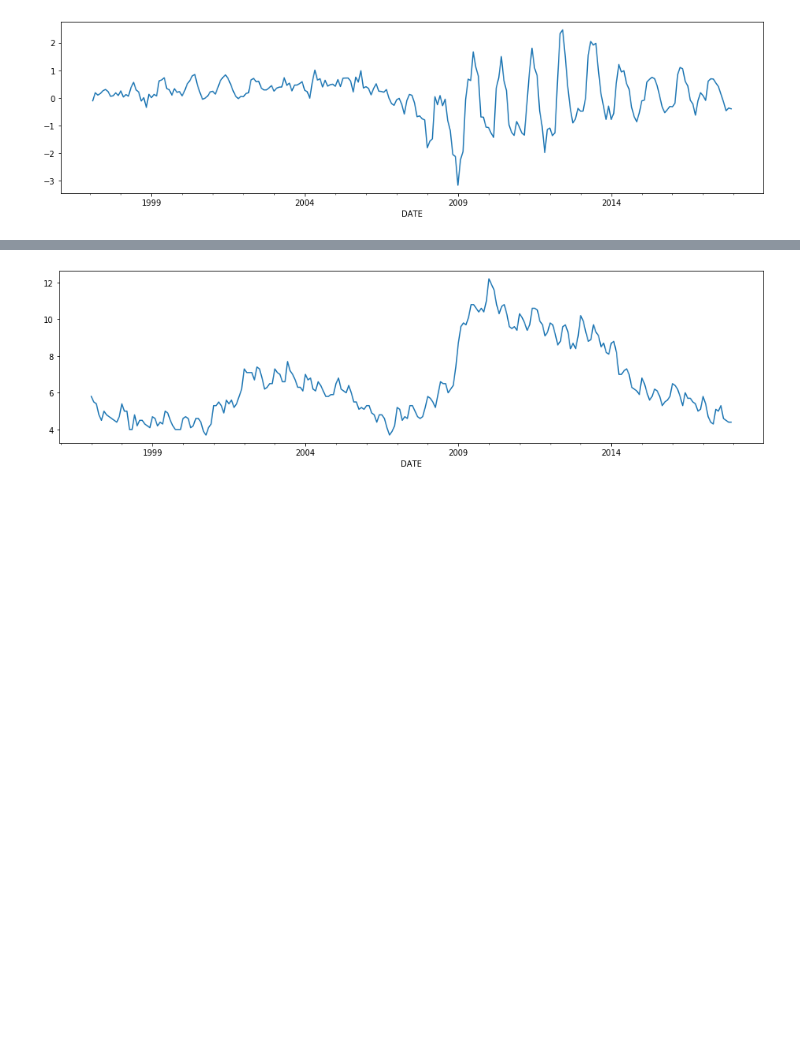
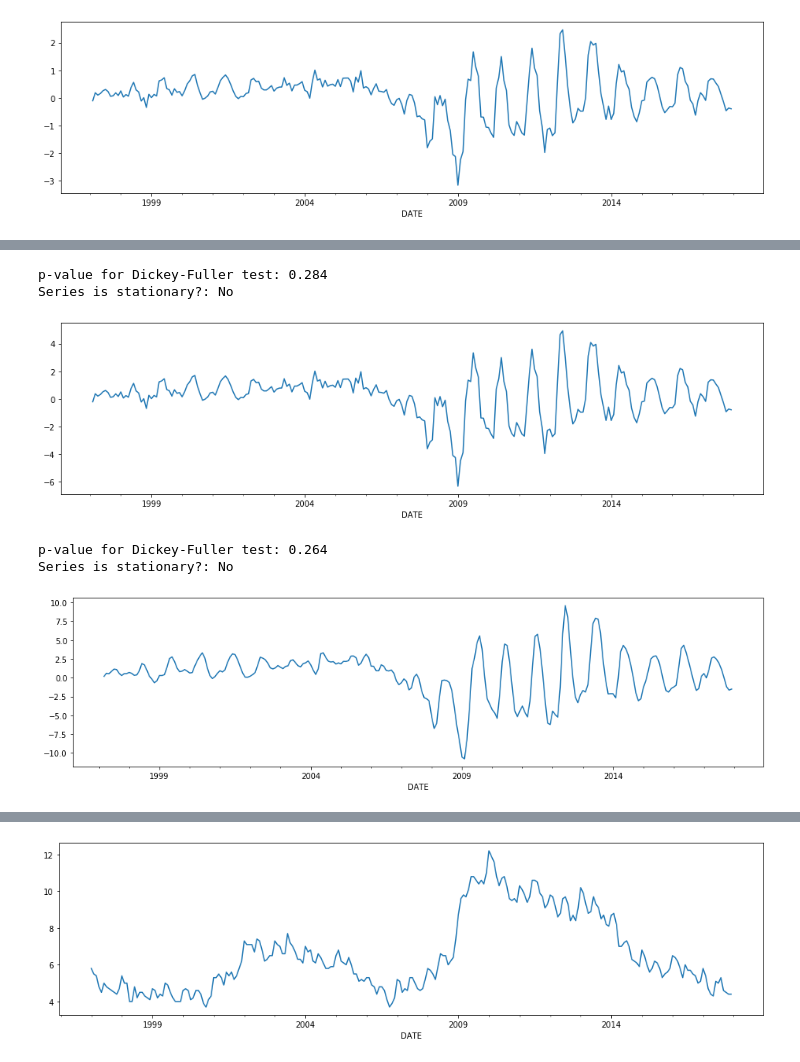
Before and after one commit to Pietrassyk/Project_6_TSA_Housing, a Jupyter notebook: Chicago_data.ipynb, the cells around one changed output, grey strips where cells are left out. Drawn from its saved outputs; the diff is of its cells as text; code cells hidden in the pictures; blank space fills up the shorter version.

```diff
--- a/Chicago_data.ipynb
+++ b/Chicago_data.ipynb
@@ -134,0 +148,16 @@ Series is stationary?: No
+# %%
+chicago['PriceIndex_dif1'] = chicago['PriceIndex'].diff(periods=1)
+chicago['PriceIndex_dif1'].plot(figsize=(16,4));
+eval_stationary(chicago['PriceIndex_dif1'])
+plt.show()
+
+chicago['PriceIndex_dif2'] = chicago['PriceIndex'].diff(periods=2)
+chicago['PriceIndex_dif2'].plot(figsize=(16,4));
+eval_stationary(chicago['PriceIndex_dif2'])
+# %% [output]
+p-value for Dickey-Fuller test: 0.284
+Series is stationary?: No
+[figure, added]
+p-value for Dickey-Fuller test: 0.264
+Series is stationary?: No
+[figure, added]
```
Also changed, not shown: parts of 16 cells of this notebook.
